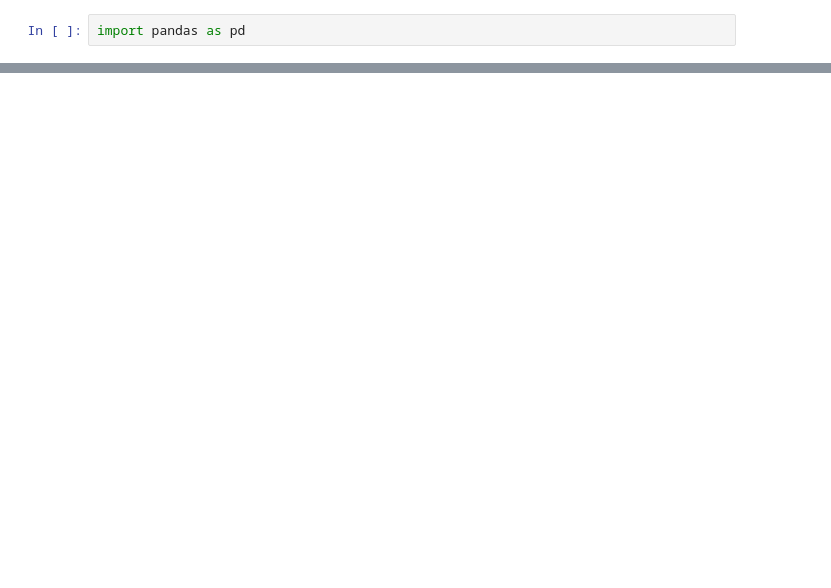
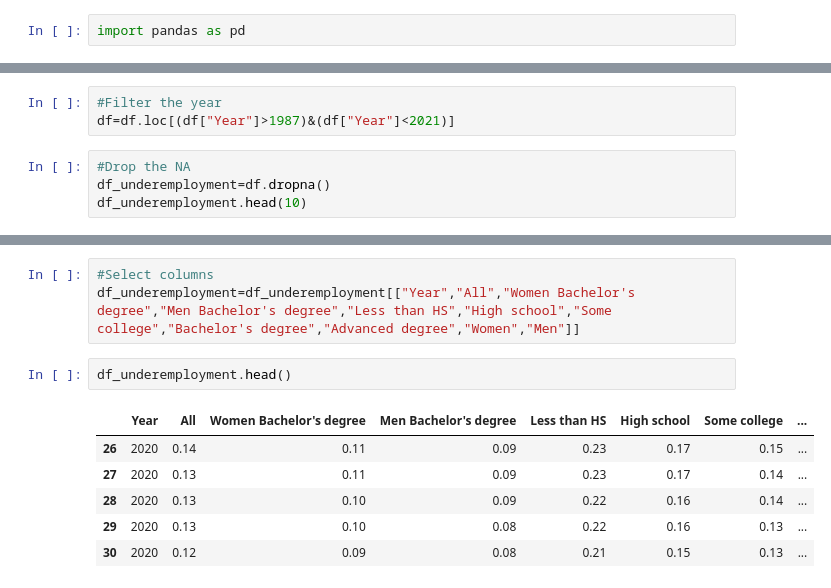
Before and after one commit to KimberlyW618/final_group_project, a Jupyter notebook: code/Underemployment.ipynb, the cells around one changed output, grey strips where cells are left out. Drawn from its saved outputs; the diff is of its cells as text; blank space fills up the shorter version.

```diff
--- a/code/Underemployment.ipynb
+++ b/code/Underemployment.ipynb
@@ -20,0 +35,7 @@ df.dtypes
+# %%
+#Filter the year
+df=df.loc[(df["Year"]>1987)&(df["Year"]<2021)]
+# %%
+#Drop the NA
+df_underemployment=df.dropna()
+df_underemployment.head(10)
@@ -20,0 +55,12 @@ df.dtypes
+# %%
+#Select columns
+df_underemployment=df_underemployment[["Year","All","Women Bachelor's degree","Men Bachelor's degree","Less than HS","High school","Some college","Bachelor's degree","Advanced degree","Women","Men"]]
+# %%
+df_underemployment.head()
+# %% [output]
+|  | Year | All | Women Bachelor's degree | Men Bachelor's degree | Less than HS | High school | Some college | ... |
+| 26 | 2020 | 0.14 | 0.11 | 0.09 | 0.23 | 0.17 | 0.15 | ... |
+| 27 | 2020 | 0.13 | 0.11 | 0.09 | 0.23 | 0.17 | 0.14 | ... |
+| 28 | 2020 | 0.13 | 0.10 | 0.09 | 0.22 | 0.16 | 0.14 | ... |
+| 29 | 2020 | 0.13 | 0.10 | 0.08 | 0.22 | 0.16 | 0.13 | ... |
+| 30 | 2020 | 0.12 | 0.09 | 0.08 | 0.21 | 0.15 | 0.13 | ... |
```
Also changed, not shown: parts of 9 cells of this notebook, 3 other files.
